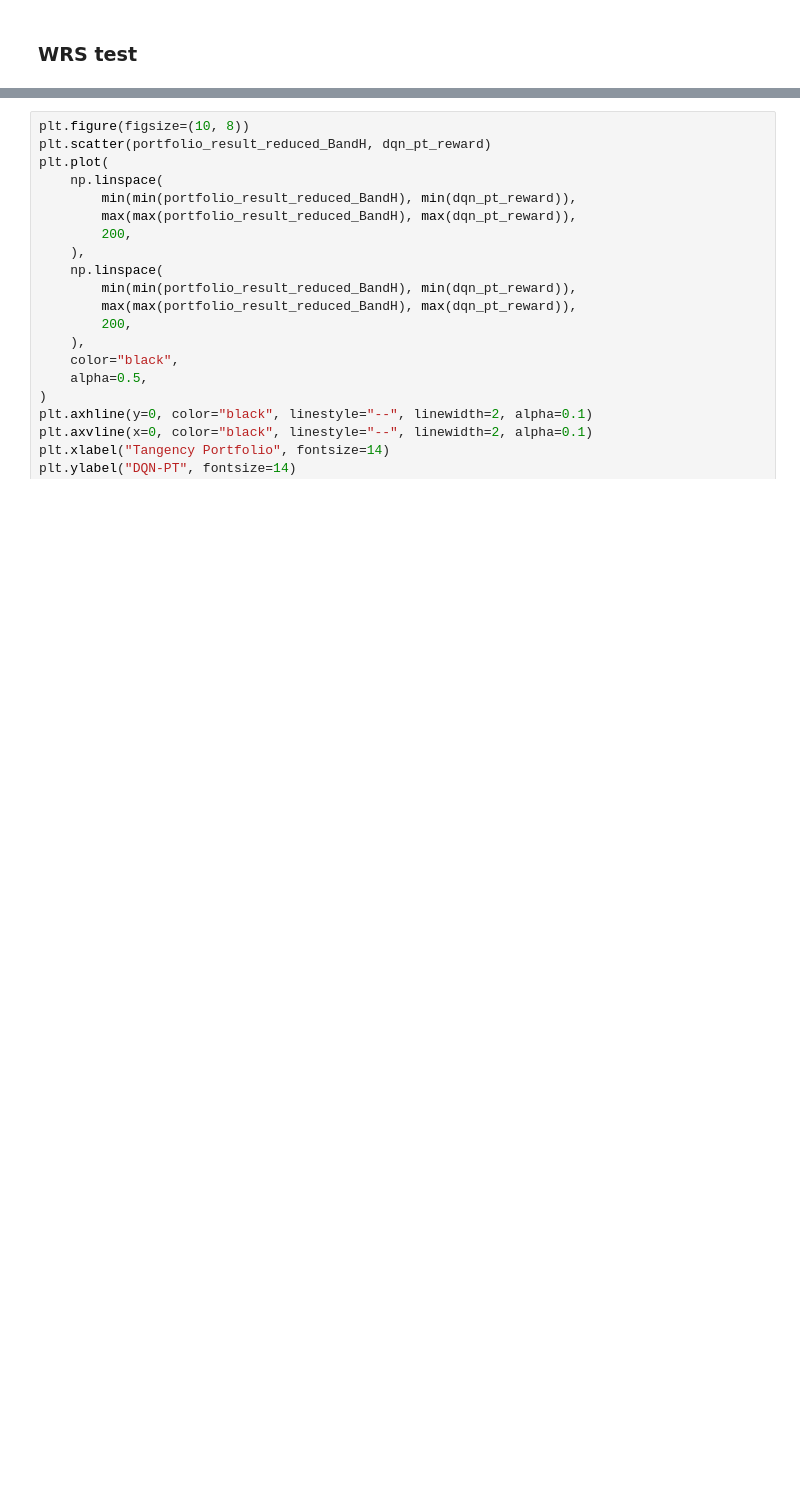
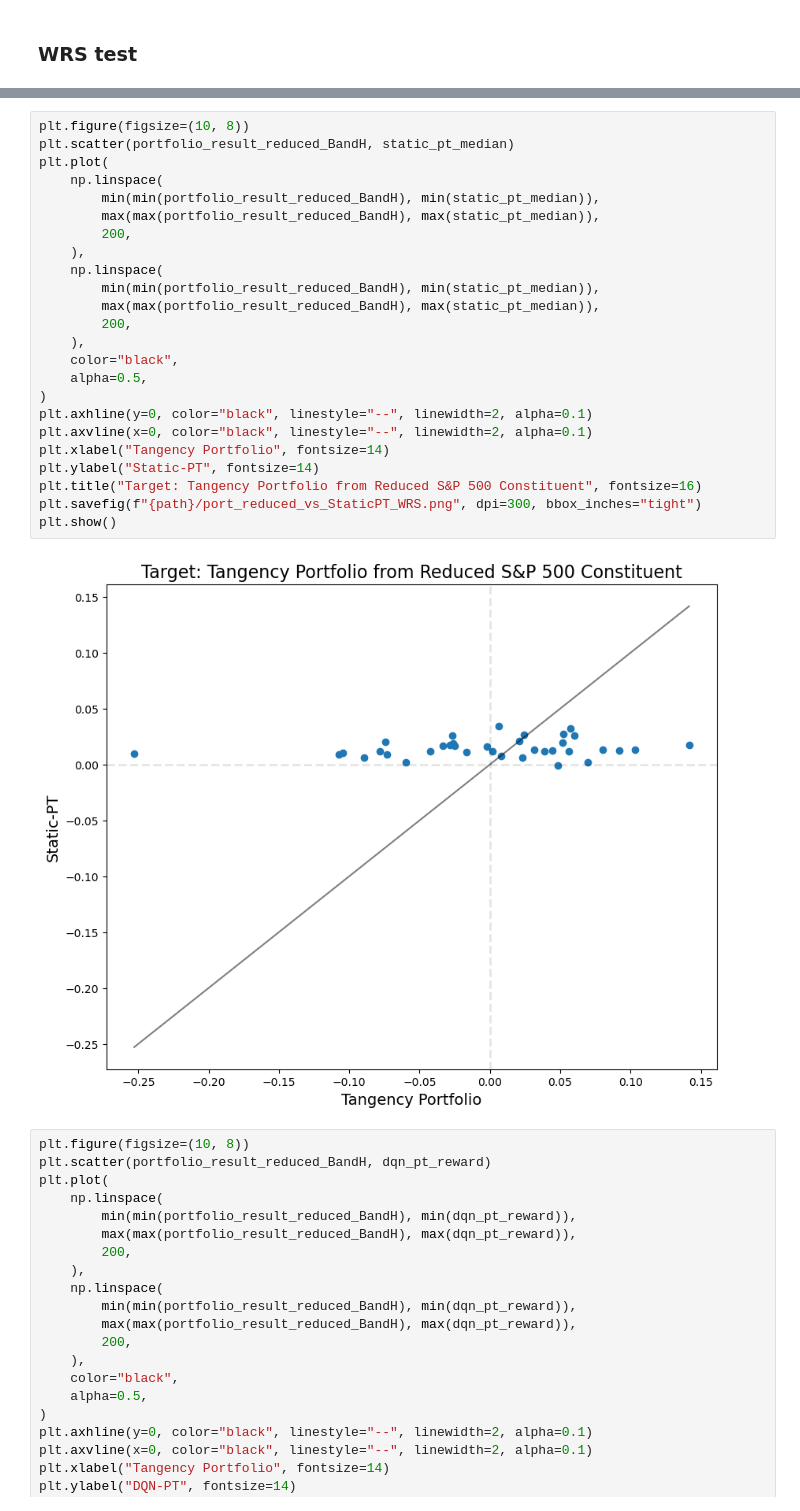
Before and after one commit to DanielHYLai/pairs-trading-with-reinforcement-learning, a Jupyter notebook: pairs-selection/comparison_oos_pairs_reduced.ipynb, the cells around one changed output, grey strips where cells are left out. Saved outputs shown, nothing was run; the diff lists cells and outputs as text; blank space fills up the shorter version.

```diff
--- a/pairs-selection/comparison_oos_pairs_reduced.ipynb
+++ b/pairs-selection/comparison_oos_pairs_reduced.ipynb
@@ -1017,3 +1006,29 @@ p-value of WRS test:  0.0739
+# %%
+plt.figure(figsize=(10, 8))
+plt.scatter(portfolio_result_reduced_BandH, static_pt_median)
+plt.plot(
+    np.linspace(
+        min(min(portfolio_result_reduced_BandH), min(static_pt_median)),
+        max(max(portfolio_result_reduced_BandH), max(static_pt_median)),
+        200,
+    ),
+    np.linspace(
+        min(min(portfolio_result_reduced_BandH), min(static_pt_median)),
+        max(max(portfolio_result_reduced_BandH), max(static_pt_median)),
+        200,
+    ),
+    color="black",
+    alpha=0.5,
+)
+plt.axhline(y=0, color="black", linestyle="--", linewidth=2, alpha=0.1)
+plt.axvline(x=0, color="black", linestyle="--", linewidth=2, alpha=0.1)
+plt.xlabel("Tangency Portfolio", fontsize=14)
+plt.ylabel("Static-PT", fontsize=14)
+plt.title("Target: Tangency Portfolio from Reduced S&P 500 Constituent", fontsize=16)
+plt.savefig(f"{path}/port_reduced_vs_StaticPT_WRS.png", dpi=300, bbox_inches="tight")
+plt.show()
+# %% [output]
+[figure, added]
 # %%
 plt.figure(figsize=(10, 8))
 plt.scatter(portfolio_result_reduced_BandH, dqn_pt_reward)
```
Also changed, not shown: parts of 22 cells of this notebook, 1 other file.
